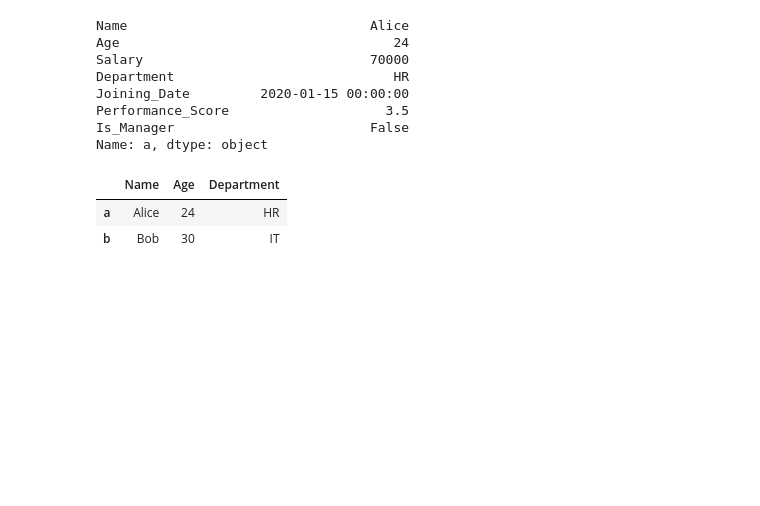
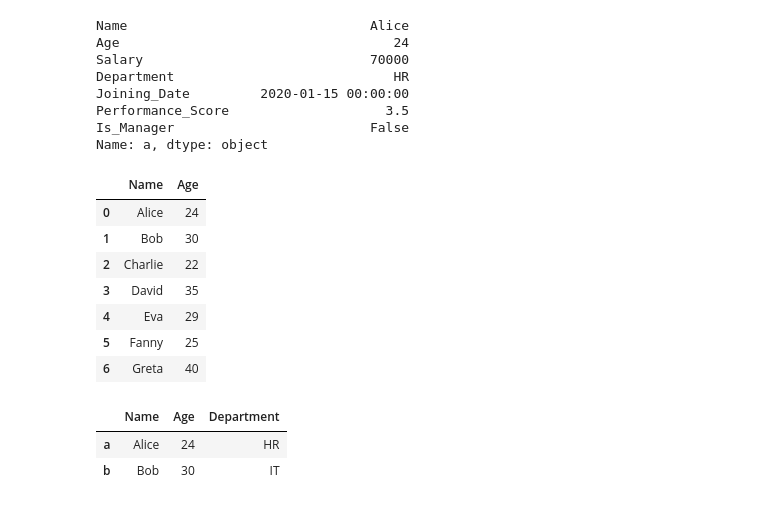
Before and after one commit to AsadulloAbdullayev/Functions-of-pandas, a Jupyter notebook: Data Selection and Filtering.ipynb, the cells around one changed output. Saved outputs shown, nothing was run; the diff lists cells and outputs as text; code cells hidden in the pictures; blank space fills up the shorter version.

```diff
--- a/Data Selection and Filtering.ipynb
+++ b/Data Selection and Filtering.ipynb
@@ -227,4 +228,15 @@ Joining_Date         2020-01-15 00:00:00
 Performance_Score                    3.5
 Is_Manager                         False
 Name: a, dtype: object
+# %%
+df.loc[:,['Name','Age']]
+# %% [output]
+|  | Name | Age |
+| 0 | Alice | 24 |
+| 1 | Bob | 30 |
+| 2 | Charlie | 22 |
+| 3 | David | 35 |
+| 4 | Eva | 29 |
+| 5 | Fanny | 25 |
+| 6 | Greta | 40 |
 # %%
```
Also changed, not shown: parts of 15 cells of this notebook, 1 other file.
